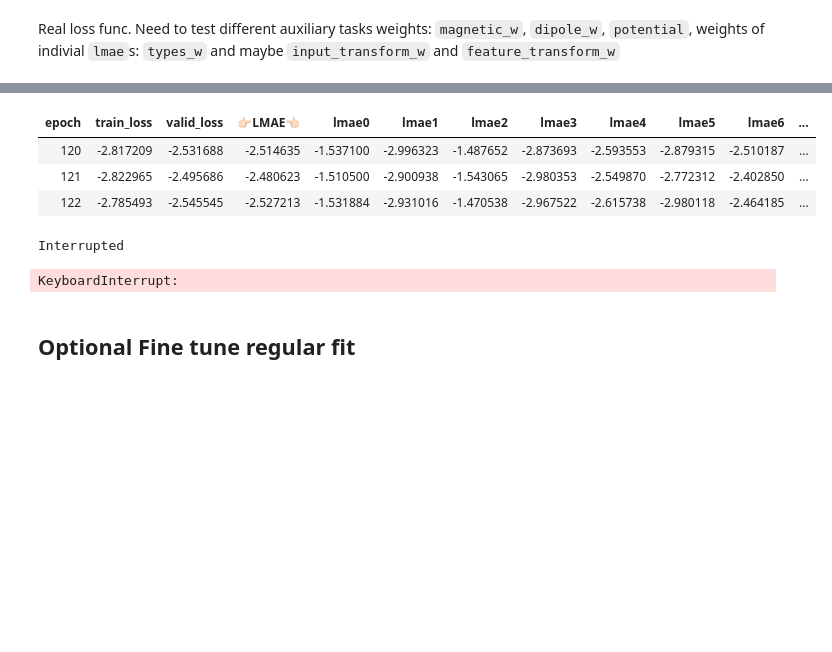
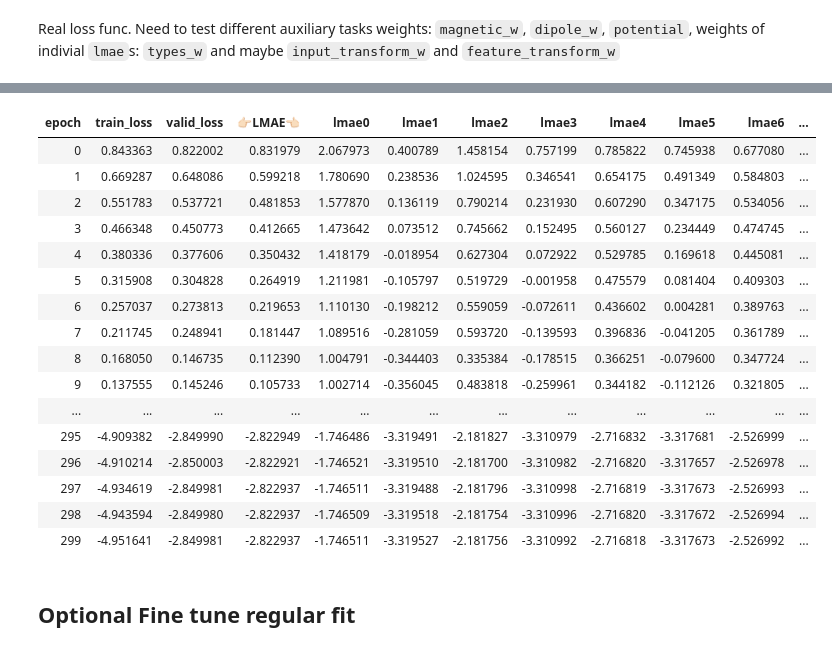
Before and after one commit to antorsae/champs-scalar-coupling, a Jupyter notebook: transformer-experiments.ipynb, the cells around one changed output, grey strips where cells are left out. Saved outputs shown, nothing was run; the diff lists cells and outputs as text; code cells hidden in the pictures; blank space fills up the shorter version.

```diff
--- a/transformer-experiments.ipynb
+++ b/transformer-experiments.ipynb
@@ -785,8 +912,17 @@ net, learner = None,None
 gc.collect()
 torch.cuda.empty_cache()
 
-net = AtomTransformer(n_layers=6, n_heads=16,d_model=1024,d_inner=4096)
+#net = AtomTransformer(n_layers=6, n_heads=16,d_model=1024,d_inner=4096)
+
+#net = AtomTransformerOld(n_layers=6, n_heads=8,d_model=512,d_inner=2048, attn_cls=MultiHeadAttentionOld)
+
+#net = AtomTransformer2(n_layers=6, n_heads=12,d_model=768,d_inner=3072)
+
+
 #net = AtomTransformer(n_layers=6, n_heads=12,d_model=768,d_inner=3072)
+
+net = AtomTransformer(n_layers=6, n_heads=16,d_model=1024,d_inner=4096, attn_cls=MultiHeadAttentionOld)
+
 learner = Learner(data,net, loss_func=LMAEMaskedLoss(),)
 
 learner.callbacks.append(LMAEMetric(learner))
@@ -816,7 +952,11 @@ Callbacks functions applied
     LMAEMetric
 # %%
 #sub_fname = "loss-5.9943val-2.7766" # uncomment or set None to skip loading trained net
-sub_fname = "loss-5.7552val-2.9950"
+#sub_fname = "loss-5.7552val-2.9950"
+#sub_fname = "loss-5.9943val-2.7766"
+sub_fname = "loss-4.9516val-3.0042"
+#sub_fname = "loss-4.0414val-2.7287"
+#sub_fname = "loss-4.9044val-2.5880"
 # %%
 try:
     print(f"Attempting to load: {sub_fname}... ", end="")
@@ -848,3 +991,3 @@ Min loss divided by 10: 1.74E-04
 # %%
-learner.fit_one_cycle(300, 1.74E-04, start_epoch=120)#, moms=(0.75,0.70))
+learner.fit_one_cycle(300, 1.0E-04)#, moms=(0.75,0.70))
 # %% [output]
@@ -852,9 +994,20 @@ learner.fit_one_cycle(300, 1.74E-04, start_epoch=120)#, moms=(0.75,0.70))
 | epoch | train_loss | valid_loss | 👉🏻LMAE👈🏻 | lmae0 | lmae1 | lmae2 | lmae3 | lmae4 | lmae5 | lmae6 | ... |
-| 120 | -2.817209 | -2.531688 | -2.514635 | -1.537100 | -2.996323 | -1.487652 | -2.873693 | -2.593553 | -2.879315 | -2.510187 | ... |
-| 121 | -2.822965 | -2.495686 | -2.480623 | -1.510500 | -2.900938 | -1.543065 | -2.980353 | -2.549870 | -2.772312 | -2.402850 | ... |
-| 122 | -2.785493 | -2.545545 | -2.527213 | -1.531884 | -2.931016 | -1.470538 | -2.967522 | -2.615738 | -2.980118 | -2.464185 | ... |
+| 0 | 0.843363 | 0.822002 | 0.831979 | 2.067973 | 0.400789 | 1.458154 | 0.757199 | 0.785822 | 0.745938 | 0.677080 | ... |
+| 1 | 0.669287 | 0.648086 | 0.599218 | 1.780690 | 0.238536 | 1.024595 | 0.346541 | 0.654175 | 0.491349 | 0.584803 | ... |
+| 2 | 0.551783 | 0.537721 | 0.481853 | 1.577870 | 0.136119 | 0.790214 | 0.231930 | 0.607290 | 0.347175 | 0.534056 | ... |
+| 3 | 0.466348 | 0.450773 | 0.412665 | 1.473642 | 0.073512 | 0.745662 | 0.152495 | 0.560127 | 0.234449 | 0.474745 | ... |
+| 4 | 0.380336 | 0.377606 | 0.350432 | 1.418179 | -0.018954 | 0.627304 | 0.072922 | 0.529785 | 0.169618 | 0.445081 | ... |
+| 5 | 0.315908 | 0.304828 | 0.264919 | 1.211981 | -0.105797 | 0.519729 | -0.001958 | 0.475579 | 0.081404 | 0.409303 | ... |
+| 6 | 0.257037 | 0.273813 | 0.219653 | 1.110130 | -0.198212 | 0.559059 | -0.072611 | 0.436602 | 0.004281 | 0.389763 | ... |
+| 7 | 0.211745 | 0.248941 | 0.181447 | 1.089516 | -0.281059 | 0.593720 | -0.139593 | 0.396836 | -0.041205 | 0.361789 | ... |
+| 8 | 0.168050 | 0.146735 | 0.112390 | 1.004791 | -0.344403 | 0.335384 | -0.178515 | 0.366251 | -0.079600 | 0.347724 | ... |
+| 9 | 0.137555 | 0.145246 | 0.105733 | 1.002714 | -0.356045 | 0.483818 | -0.259961 | 0.344182 | -0.112126 | 0.321805 | ... |
+| ... | ... | ... | ... | ... | ... | ... | ... | ... | ... | ... | ... |
+| 295 | -4.909382 | -2.849990 | -2.822949 | -1.746486 | -3.319491 | -2.181827 | -3.310979 | -2.716832 | -3.317681 | -2.526999 | ... |
+| 296 | -4.910214 | -2.850003 | -2.822921 | -1.746521 | -3.319510 | -2.181700 | -3.310982 | -2.716820 | -3.317657 | -2.526978 | ... |
+| 297 | -4.934619 | -2.849981 | -2.822937 | -1.746511 | -3.319488 | -2.181796 | -3.310998 | -2.716819 | -3.317673 | -2.526993 | ... |
+| 298 | -4.943594 | -2.849980 | -2.822937 | -1.746509 | -3.319518 | -2.181754 | -3.310996 | -2.716820 | -3.317672 | -2.526994 | ... |
+| 299 | -4.951641 | -2.849981 | -2.822937 | -1.746511 | -3.319527 | -2.181756 | -3.310992 | -2.716818 | -3.317673 | -2.526992 | ... |
-Interrupted
-KeyboardInterrupt:
 # %%
 learner.recorder.plot_lr(show_moms=True)
 # %%
```
Also changed, not shown: parts of 25 cells of this notebook, 2 other files.
